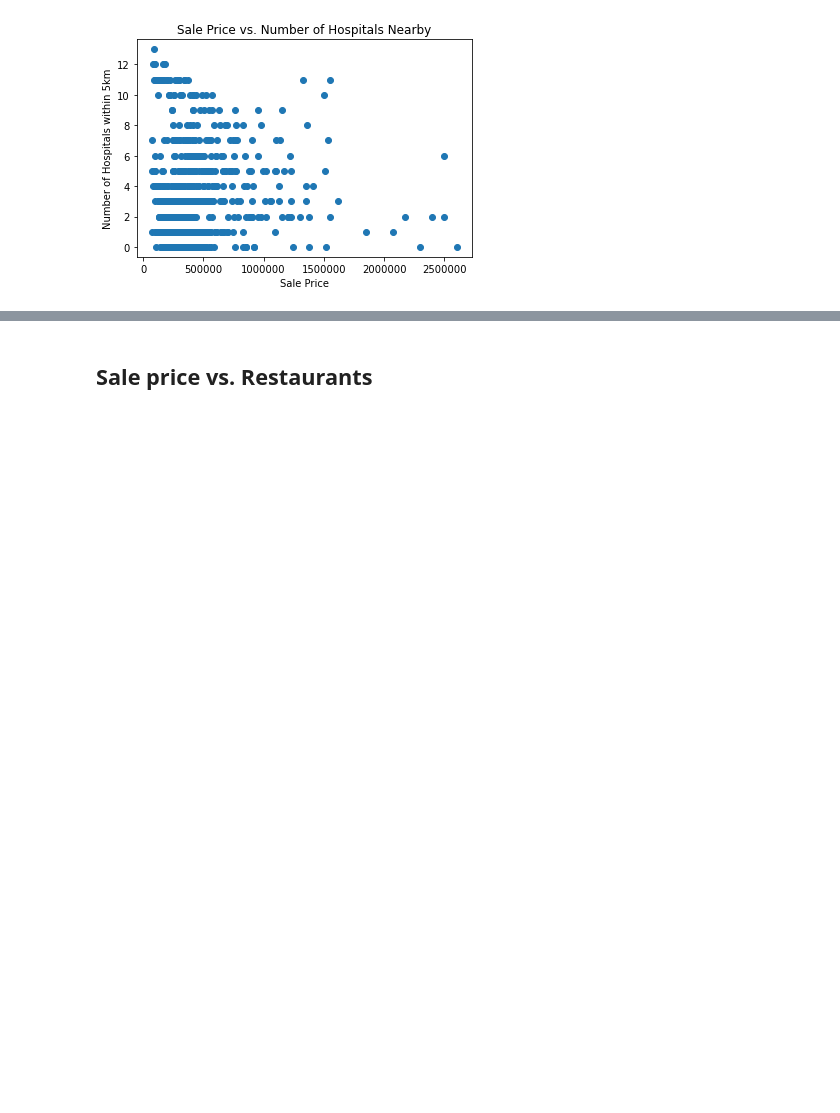
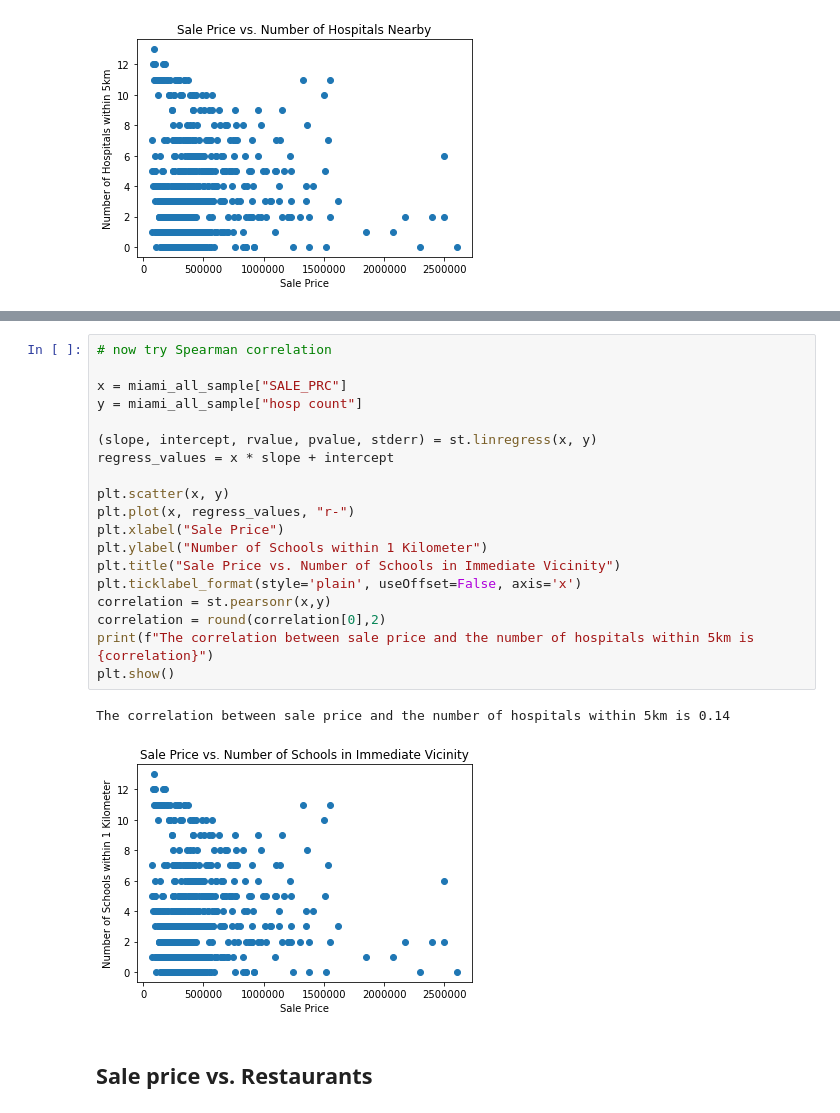
Before and after one commit to VidyaGadave/Project_Miami_Housing, a Jupyter notebook: external_factors_analysis_brr.ipynb, the cells around one changed output, grey strips where cells are left out. Cells and saved outputs as stored; diff of their text form; blank space fills up the shorter version.

```diff
--- a/external_factors_analysis_brr.ipynb
+++ b/external_factors_analysis_brr.ipynb
@@ -121,6 +143,28 @@ plt.show()
 # %% [output]
 The correlation between sale price and the number of hospitals within 5km is 0.11
 [figure]
+# %%
+# now try Spearman correlation
+
+x = miami_all_sample["SALE_PRC"]
+y = miami_all_sample["hosp count"]
+
+(slope, intercept, rvalue, pvalue, stderr) = st.linregress(x, y)
+regress_values = x * slope + intercept
+
+plt.scatter(x, y)
+plt.plot(x, regress_values, "r-")
+plt.xlabel("Sale Price")
+plt.ylabel("Number of Schools within 1 Kilometer")
+plt.title("Sale Price vs. Number of Schools in Immediate Vicinity")
+plt.ticklabel_format(style='plain', useOffset=False, axis='x')
+correlation = st.pearsonr(x,y)
+correlation = round(correlation[0],2)
+print(f"The correlation between sale price and the number of hospitals within 5km is {correlation}")
+plt.show()
+# %% [output]
+The correlation between sale price and the number of hospitals within 5km is 0.14
+[figure, added]
 # %% [markdown]
 ## Sale price vs. Restaurants
 # %%
```
Also changed, not shown: parts of 4 cells of this notebook, 2 other files.
